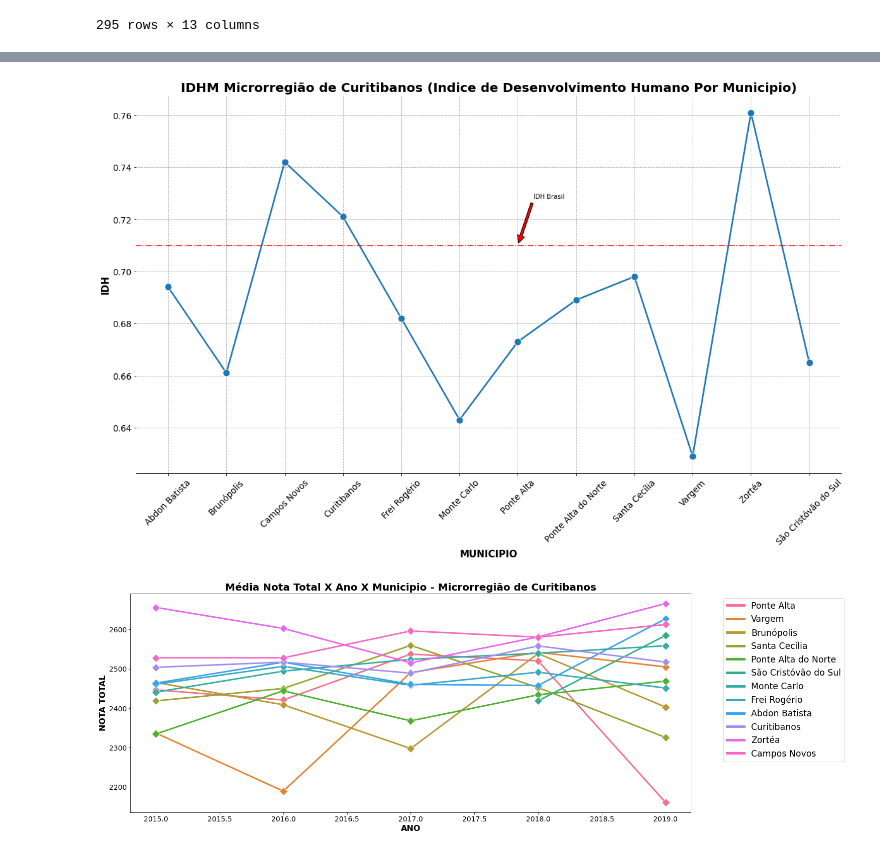
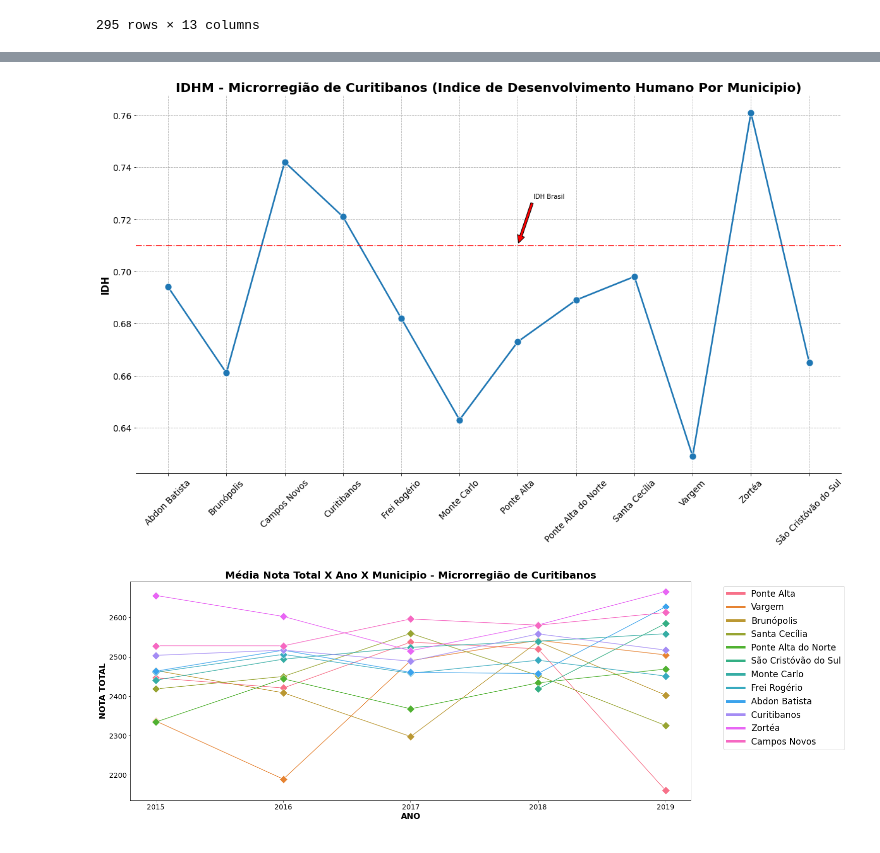
Before and after one commit to NophaieViscente/AnaliseDadosENEM, a Jupyter notebook: Analisando_Dados_da_Educação_ENEM_SC_Mesorregião_Serrana_|_Microrregião_de_Curitibanos.ipynb, the cells around one changed output, grey strips where cells are left out. Cells and saved outputs as stored; diff of their text form; code cells hidden in the pictures.

```diff
--- a/Analisando_Dados_da_Educação_ENEM_SC_Mesorregião_Serrana_|_Microrregião_de_Curitibanos.ipynb
+++ b/Analisando_Dados_da_Educação_ENEM_SC_Mesorregião_Serrana_|_Microrregião_de_Curitibanos.ipynb
@@ -163,11 +129,3 @@ plt.ylabel('QUANTIDADE')
 plt.show()
 # %% [output]
 [figure]
-# %%
-#Capturando os dados das notas das provas e colocando em uma variável chamada provas
-provas = ['NU_NOTA_CN','NU_NOTA_CH','NU_NOTA_MT','NU_NOTA_LC','NU_NOTA_REDACAO']
-# Atribuindo a soma das notas das provas de cada candidato da amostra e adicionando mais uma coluna ao dataframe 'dados_regiao_serrana' com a nota total de cada candidato.
-dados_regiao_serrana['NU_NOTA_TOTAL'] = dados_regiao_serrana[provas].sum(axis=1)
-# Alocando em um novo dataset sem as notas zero
-dados_rs_sem_nota_zero = dados_regiao_serrana.query('NU_NOTA_TOTAL > 0')
-dados_rs_sem_nota_zero['NU_NOTA_TOTAL'].groupby(dados_rs_sem_nota_zero['TP_COR_RACA']).mean()
@@ -325,30 +273,31 @@ for axis in ['top', 'right', 'left']:
 sns.lineplot(data=dados_completos_ENEM_IBGE,x='NO_MUNICIPIO_RESIDENCIA',y='IDHM',marker='o',markersize=11,
              lw=2.5)
 ax10.annotate('IDH Brasil',xy=(6,0.710),xycoords='data',xytext=(6.8,0.73),arrowprops=dict(facecolor='red', shrink=0.05),
-              horizontalalignment='right', verticalalignment='top',)
+              horizontalalignment='right', verticalalignment='top')
 plt.grid(True,ls='--')
 plt.axhline(0.710,ls='-.',color='r')
 plt.title('IDHM - Microrregião de Curitibanos (Indice de Desenvolvimento Humano Por Municipio)',fontdict={'fontsize':20,'fontweight':'semibold'})
 plt.xticks(rotation=45)
-plt.xlabel('MUNICIPIO',fontdict={'fontsize':15,'fontweight':'semibold'})
+plt.xlabel(None)
 plt.ylabel('IDH',fontdict={'fontsize':15,'fontweight':'semibold'})
 plt.tick_params(labelsize=13.5)
 plt.show()
 # %% [output]
-[figure, old version]
+[figure, new version]
 # %%
 fig11, ax11 = plt.subplots(figsize=(20,8))
 dados_filtrados_nota_total = dados_completos_ENEM_IBGE.filter(items=['NO_MUNICIPIO_RESIDENCIA','NU_ANO','NU_NOTA_TOTAL'])\
                                 .groupby(['NO_MUNICIPIO_RESIDENCIA','NU_ANO']).mean().sort_values(by='NU_NOTA_TOTAL')
-sns.lineplot(data=dados_filtrados_nota_total,x='NU_ANO',y='NU_NOTA_TOTAL',hue='NO_MUNICIPIO_RESIDENCIA',lw=3,marker='D',
+sns.lineplot(data=dados_filtrados_nota_total,x='NU_ANO',y='NU_NOTA_TOTAL',hue='NO_MUNICIPIO_RESIDENCIA',lw=1.25,marker='D',
              markersize=11)
 plt.xlabel('ANO',fontdict=dict(fontsize=16,fontweight='semibold'))
 plt.ylabel('NOTA TOTAL',fontdict=dict(fontsize=16,fontweight='semibold'))
 plt.tick_params(labelsize=14)
+plt.xticks([2015,2016,2017,2018,2019])
 plt.title('Média Nota Total X Ano X Municipio - Microrregião de Curitibanos',fontdict=dict(fontsize=20,fontweight='semibold'))
-leg = plt.legend(bbox_to_anchor=(1.05,1),fontsize='xx-large')
+leg = ax11.legend(bbox_to_anchor=(1.05,1),fontsize='xx-large')
 for legenda in leg.legendHandles:
     legenda.set_linewidth(5.0)
 plt.show()
 # %% [output]
-[figure, old version]
+[figure, new version]
```
Also changed, not shown: parts of 9 cells of this notebook.
